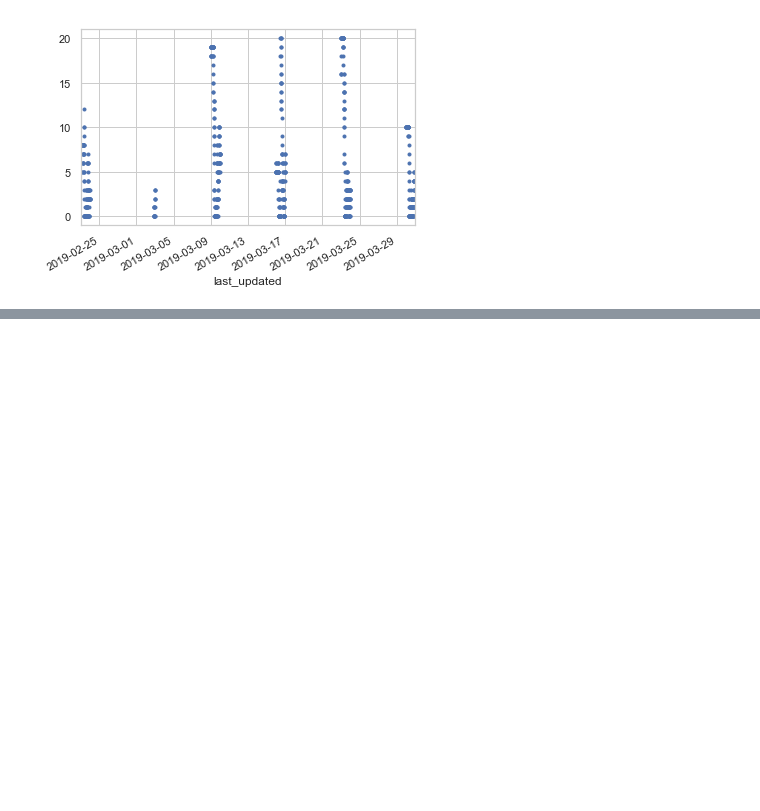
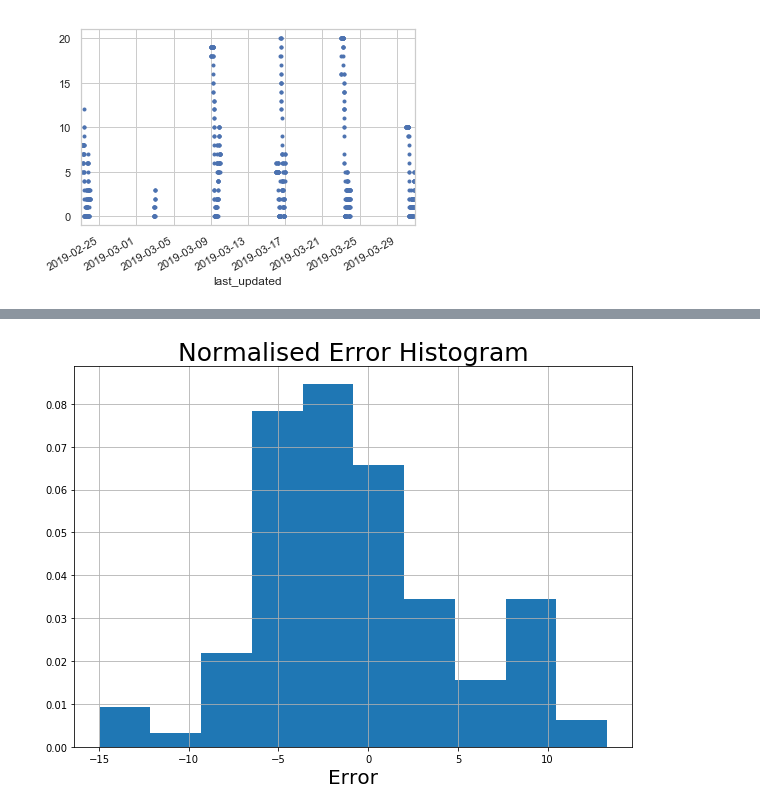
Before and after one commit to seprojectgroup19/main, a Jupyter notebook: Testing Notebook.ipynb, the cells around one changed output, grey strips where cells are left out. Cells and saved outputs as stored; diff of their text form; code cells hidden in the pictures; blank space fills up the shorter version.

```diff
--- a/Testing Notebook.ipynb
+++ b/Testing Notebook.ipynb
@@ -204,0 +259,9 @@ weather_times[1].strftime("%H")
+# %%
+plt.figure(figsize=(10,7))
+plt.xlabel('Error', fontsize=20)
+plt.title('Normalised Error Histogram', fontsize=25)
+plt.hist(errors, density=1)
+plt.grid(True, which='both')
+plt.show()
+# %% [output]
+[figure, added]
```
Also changed, not shown: parts of 27 cells of this notebook, 3 other files.
